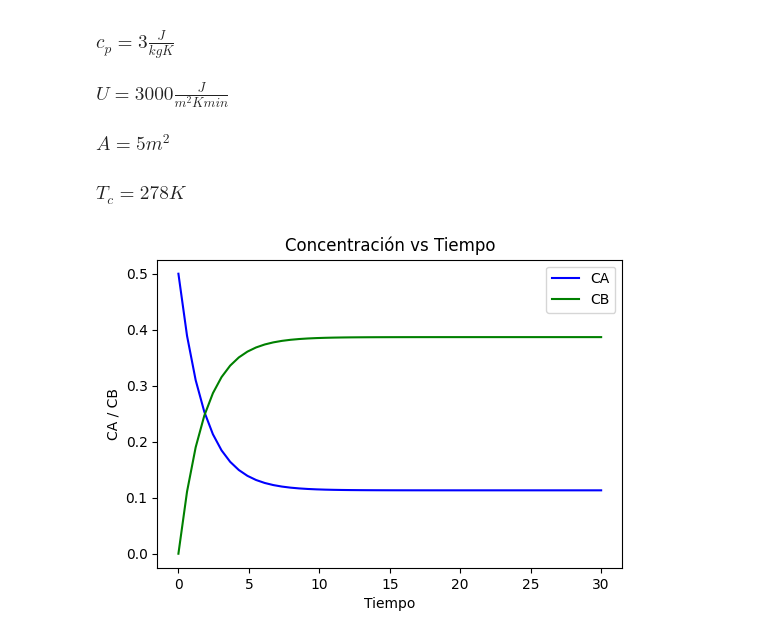
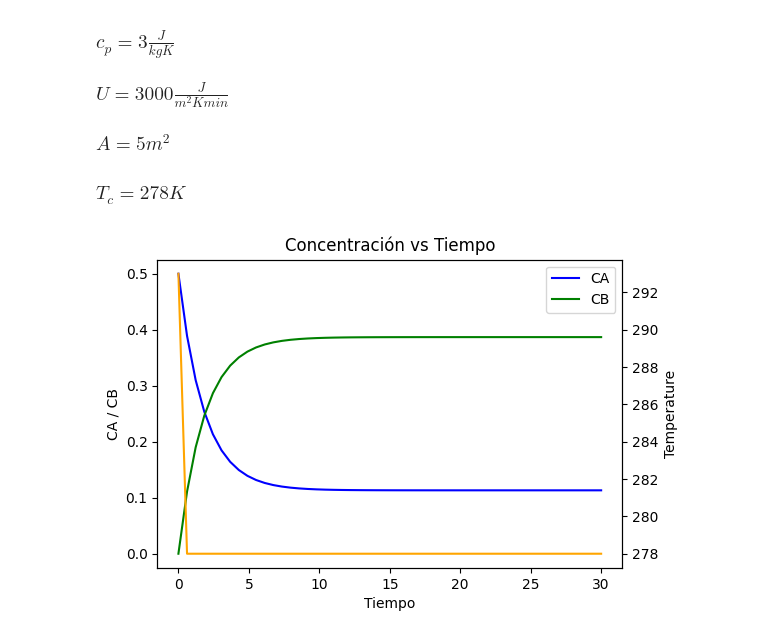
Before and after one commit to AlexFMo/computational-chemistry, a Jupyter notebook: 3_Perfiles_Reactor.ipynb, the cells around one changed output. Saved outputs shown, nothing was run; the diff lists cells and outputs as text; code cells hidden in the pictures.

```diff
--- a/3_Perfiles_Reactor.ipynb
+++ b/3_Perfiles_Reactor.ipynb
@@ -49,6 +55,12 @@ $$\frac{dy}{dt} = k_2 - y $$
 # %%
 #condiciones iniciales aqui
+x0 = 5
+y0 = 2
+t = 0
 
 #constantes aqui
+k1 = 0.5
+k2 = 4
 
 #espacio lineal tiempo aqui
+t = np.linspace(0, 30)
@@ -108,17 +137,22 @@ solucion = odeint(sistema, [CA0, CB0, T0], t, args=(F, V, k0, E_R, delta_H, rho,
 # %%
 #graficar solucion aqui
 CA = solucion[:,0]
 CB = solucion[:,1]
 T = solucion[:,2]
 
 fig =  plt.figure(figsize=[6, 4])
 ax1 = fig.add_subplot()
 ax1.plot(t, CA, color='b', label='CA')
 ax1.plot(t, CB, color='g', label='CB')
 ax1.set_ylabel('CA / CB')
 ax1.set_xlabel('Tiempo')
 ax1.legend()
+
+ax2 = ax1.twinx()
+ax2.plot(t, T, color='orange', label='T')
+ax2.set_ylabel('Temperature')
+
 plt.title('Concentración vs Tiempo')
 plt.show()
 # %% [output]
-[figure, old version]
+[figure, new version]
```
Also changed, not shown: parts of 6 cells of this notebook.
